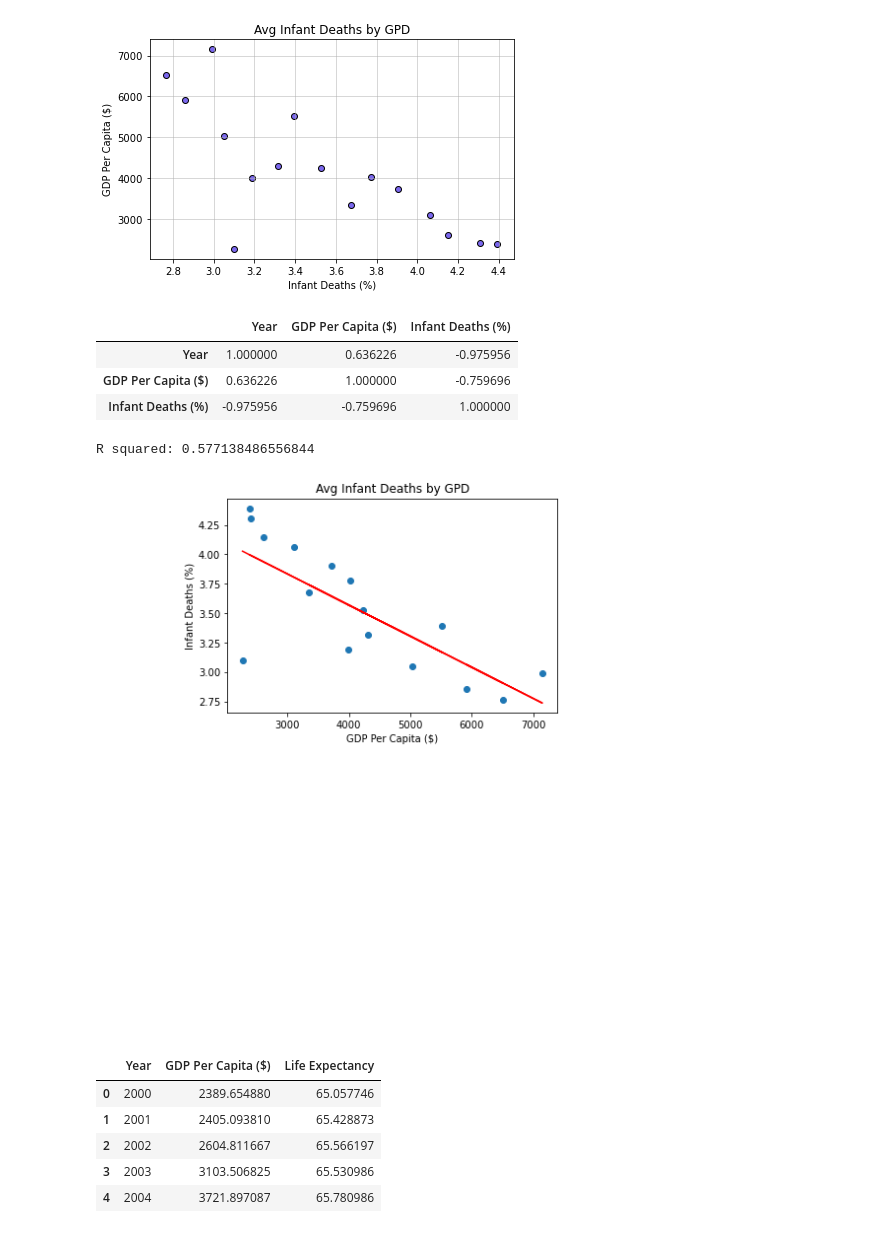
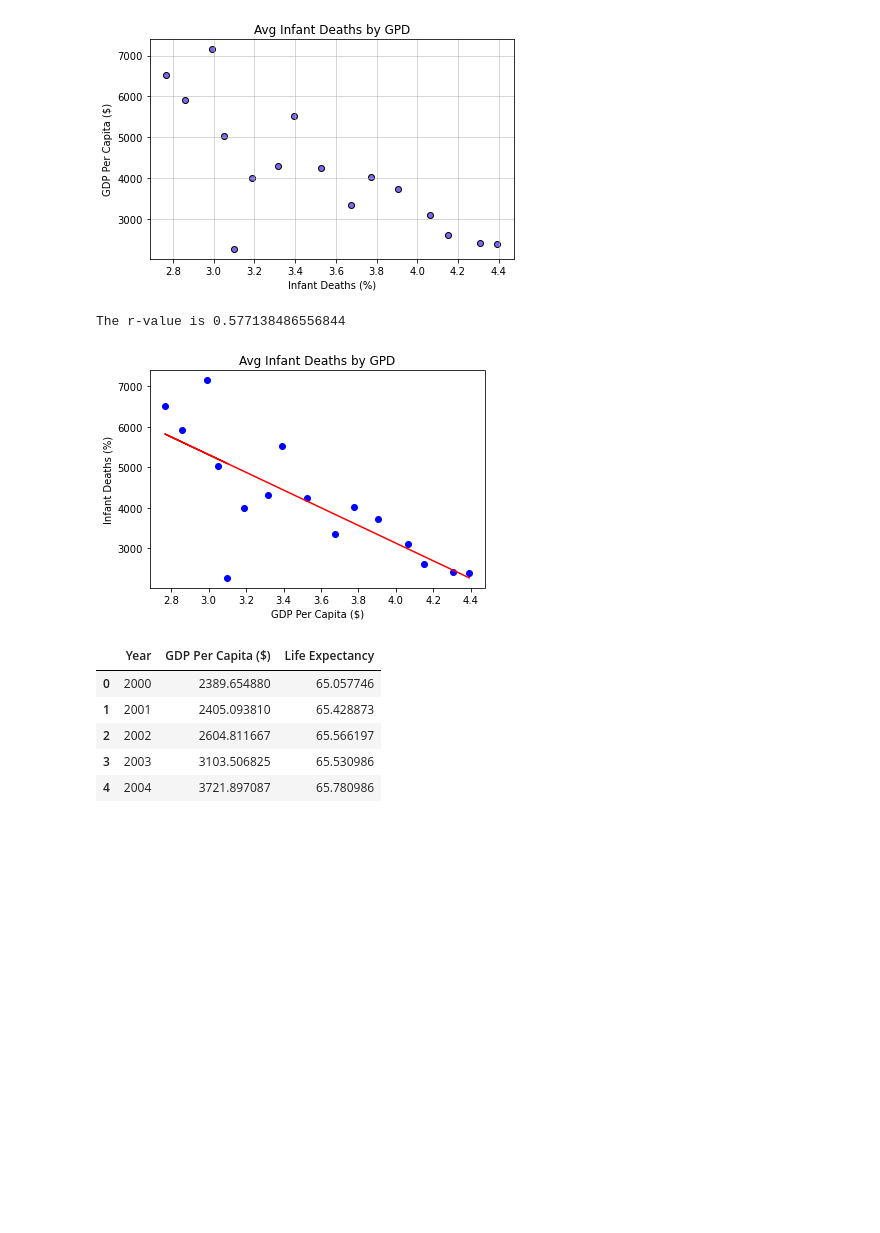
Before and after one commit to shechter430/project_one, a Jupyter notebook: Anna_analyzations.ipynb, the cells around one changed output. Drawn from its saved outputs; the diff is of its cells as text; code cells hidden in the pictures; blank space fills up the shorter version.

```diff
--- a/Anna_analyzations.ipynb
+++ b/Anna_analyzations.ipynb
@@ -62,30 +61,24 @@ plt.savefig("../output_data/City Latitude vs Max Temperature.png")
 # %% [output]
 [figure]
-# %%
-infant_deaths_gdp.corr()
-# %% [output]
-|  | Year | GDP Per Capita ($) | Infant Deaths (%) |
-| Year | 1.000000 | 0.636226 | -0.975956 |
-| GDP Per Capita ($) | 0.636226 | 1.000000 | -0.759696 |
-| Infant Deaths (%) | -0.975956 | -0.759696 | 1.000000 |
 # %%
 #USING THIS SCATTER PLOT
-x_value = infant_deaths_gdp["GDP Per Capita ($)"]
-y_value = infant_deaths_gdp["Infant Deaths (%)"]
-(slope, intercept, rvalue, pvalue, stderr) = linregress(x_value, y_value)
-regress_values = x_value * slope + intercept
-line_eq = "y = " + str(round(slope,2)) + "x + " + str(round(intercept,2))
-plt.scatter(x_value,y_value)
+x_value = infant_deaths_gdp["Infant Deaths (%)"]
+y_value = infant_deaths_gdp["GDP Per Capita ($)"]
+(slope, intercept, rvalues, pvalue, stderr) = linregress(x_value, y_value)
+
+plt.scatter(x_value, y_value, facecolors="blue" )
 plt.plot(x_value,regress_values,"r-")
-plt.annotate(line_eq,(0,0),fontsize=16,color="red")
 plt.xlabel('GDP Per Capita ($)')
 plt.ylabel('Infant Deaths (%)')
 plt.title('Avg Infant Deaths by GPD')
-print(f"R squared: {rvalue**2}")
-plt.show()
+regress_value = x_value * slope + intercept
+line_eq = "y = " + str(round(slope,2)) + "x + " + str(round(intercept,2))
+#plt.ylim(3000,7000)
+#plt.xlim(2.0, 6.0)
+print("The r-value is " + str(rvalue**2))
 # %% [output]
-R squared: 0.577138486556844
+The r-value is 0.577138486556844
-[figure, old version]
+[figure, new version]
 # %%
 life_expectancy_gdp = developing_countries.groupby(['Year'], as_index = False).agg({"GDP Per Capita ($)" : np.mean,
                                                                                                  "Life Expectancy" : np.mean})
```
Also changed, not shown: parts of 2 cells of this notebook.
